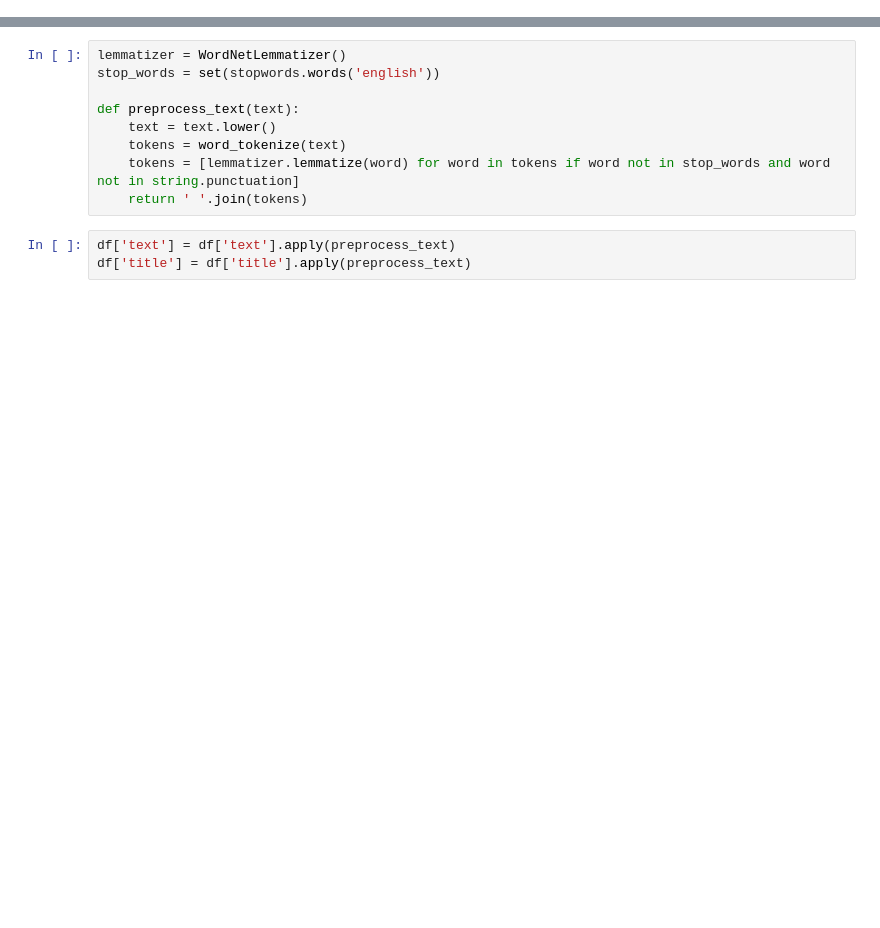
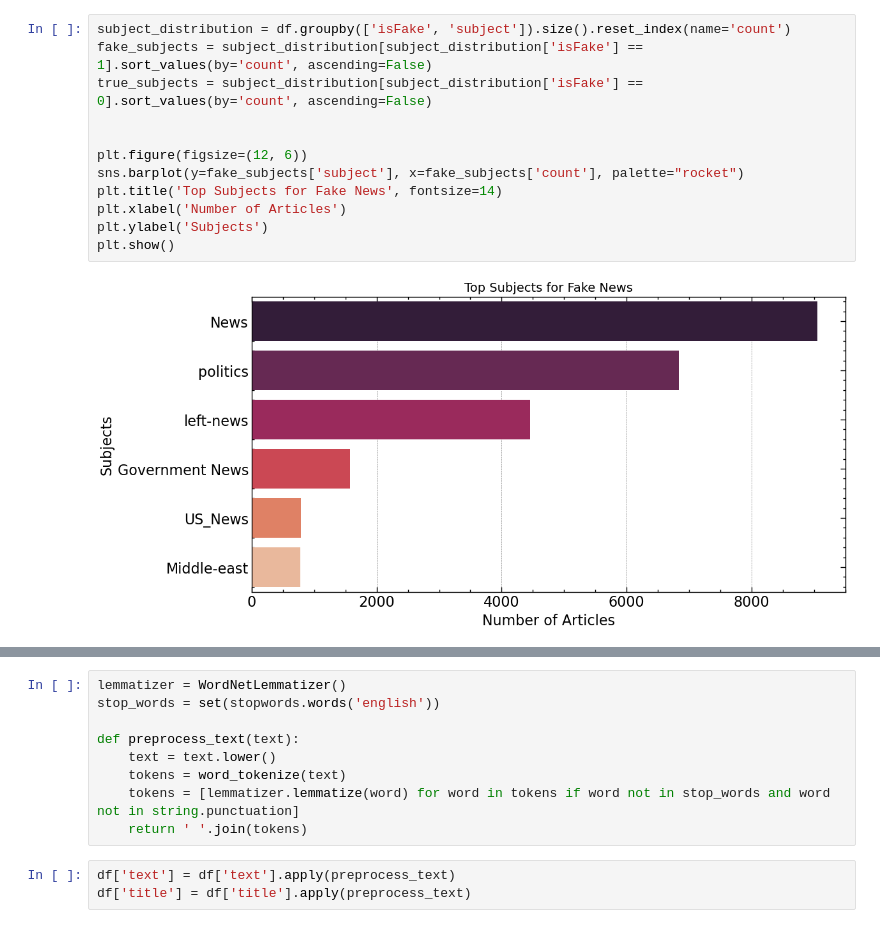
Before and after one commit to MahmouddTahaa/Fake-News-Detector, a Jupyter notebook: fakeNews.ipynb, the cells around one changed output, grey strips where cells are left out. Saved outputs shown, nothing was run; the diff lists cells and outputs as text; blank space fills up the shorter version.

```diff
--- a/fakeNews.ipynb
+++ b/fakeNews.ipynb
@@ -27,0 +60,14 @@ df = combinedAndShuffeldDF
+# %%
+subject_distribution = df.groupby(['isFake', 'subject']).size().reset_index(name='count')
+fake_subjects = subject_distribution[subject_distribution['isFake'] == 1].sort_values(by='count', ascending=False)
+true_subjects = subject_distribution[subject_distribution['isFake'] == 0].sort_values(by='count', ascending=False)
+
+
+plt.figure(figsize=(12, 6))
+sns.barplot(y=fake_subjects['subject'], x=fake_subjects['count'], palette="rocket")
+plt.title('Top Subjects for Fake News', fontsize=14)
+plt.xlabel('Number of Articles')
+plt.ylabel('Subjects')
+plt.show()
+# %% [output]
+[figure, added]
```
Also changed, not shown: parts of 35 cells of this notebook, 1 other file.
